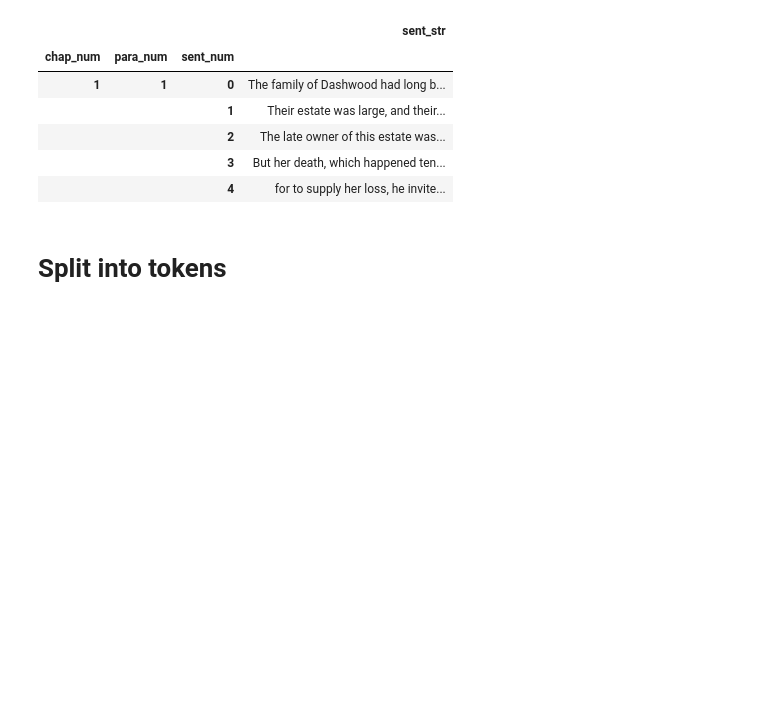
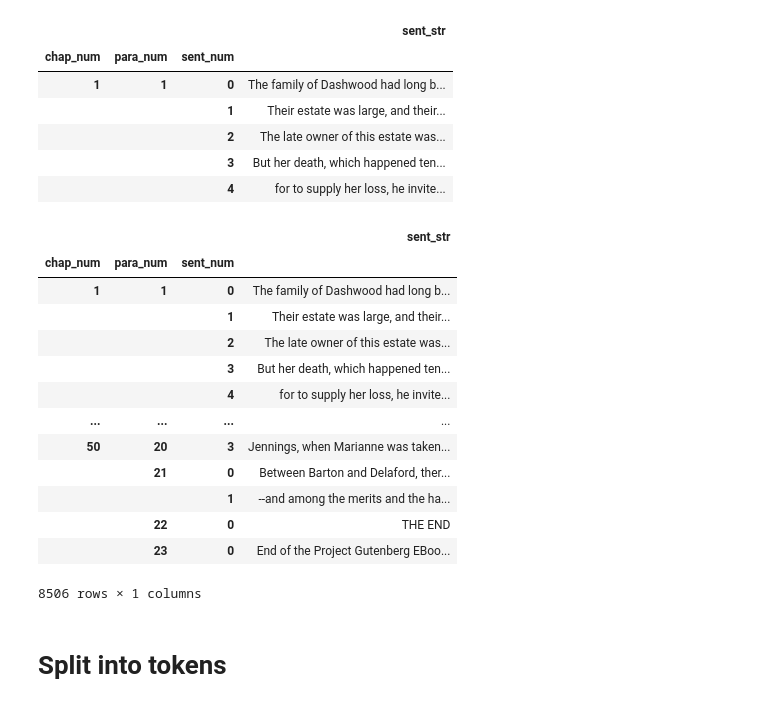
Before and after one commit to ontoligent/DS5001-2022-01-OLD, a Jupyter notebook: keys/M02_HW_KEY.ipynb, the cells around one changed output. Drawn from its saved outputs; the diff is of its cells as text; code cells hidden in the pictures; blank space fills up the shorter version.

```diff
--- a/keys/M02_HW_KEY.ipynb
+++ b/keys/M02_HW_KEY.ipynb
@@ -122,6 +123,8 @@ LINES.loc[chap_lines]
 chap_nums = [i+1 for i in range(LINES.loc[chap_lines].shape[0])]
 # %%
 LINES.loc[chap_lines, 'chap_num'] = chap_nums
+# %%
+LINES.loc[chap_lines, 'chap_num'] = [i+1 for i in range(LINES.loc[chap_lines].shape[0])]
 # %% [markdown]
 ## Forward-fill chapter numbers to following text lines
 # %%
@@ -211,6 +237,23 @@ SENTS.head()
 |  |  | 2 | The late owner of this estate was... |
 |  |  | 3 | But her death, which happened ten... |
 |  |  | 4 | for to supply her loss, he invite... |
+# %%
+SENTS
+# %% [output]
+|  |  |  | sent_str |
+| chap_num | para_num | sent_num |  |
+| 1 | 1 | 0 | The family of Dashwood had long b... |
+|  |  | 1 | Their estate was large, and their... |
+|  |  | 2 | The late owner of this estate was... |
+|  |  | 3 | But her death, which happened ten... |
+|  |  | 4 | for to supply her loss, he invite... |
+| ... | ... | ... | ... |
+| 50 | 20 | 3 | Jennings, when Marianne was taken... |
+|  | 21 | 0 | Between Barton and Delaford, ther... |
+|  |  | 1 | --and among the merits and the ha... |
+|  | 22 | 0 | THE END |
+|  | 23 | 0 | End of the Project Gutenberg EBoo... |
+8506 rows × 1 columns
 # %% [markdown]
 # Split into tokens
 # %%
```
Also changed, not shown: parts of 22 cells of this notebook, 2 other files.
